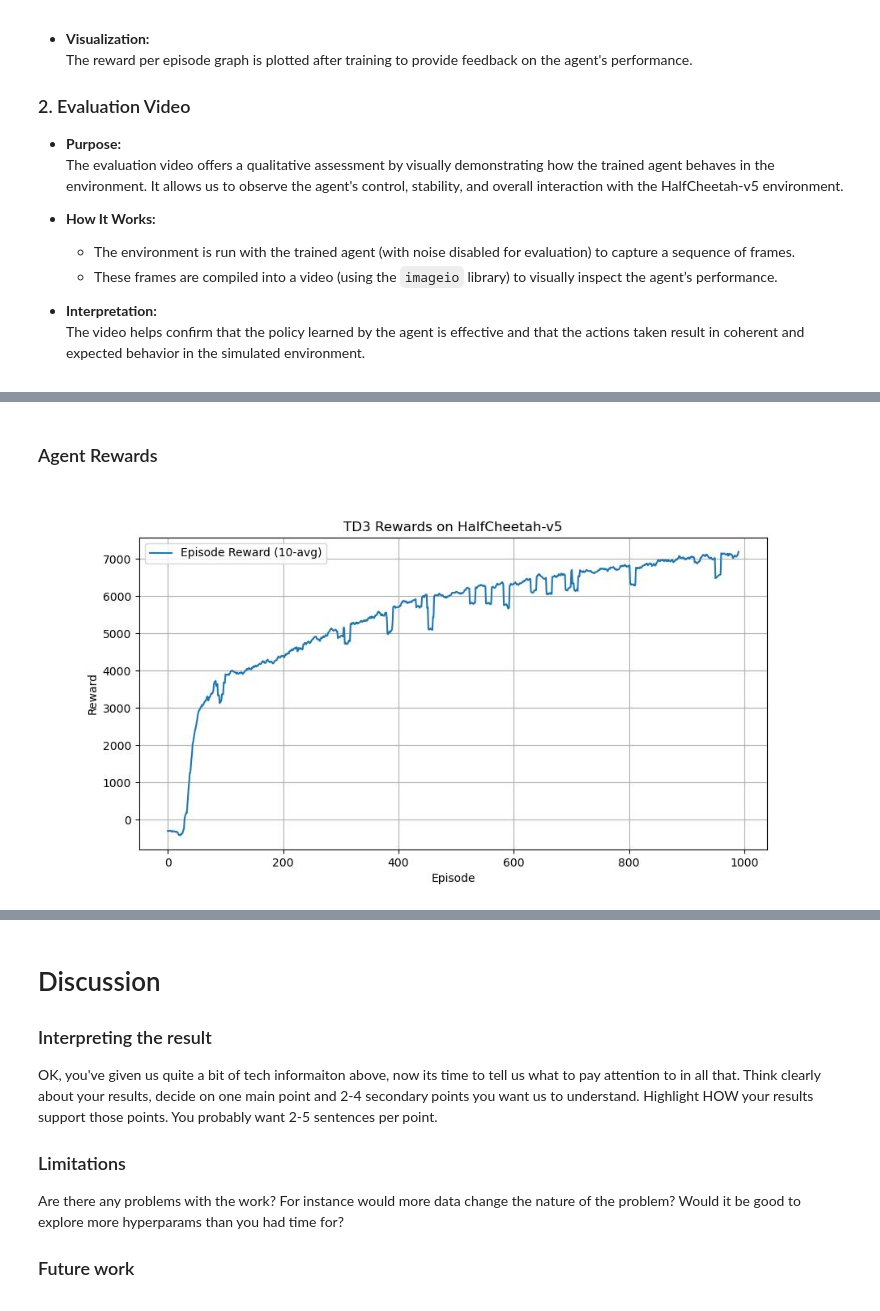
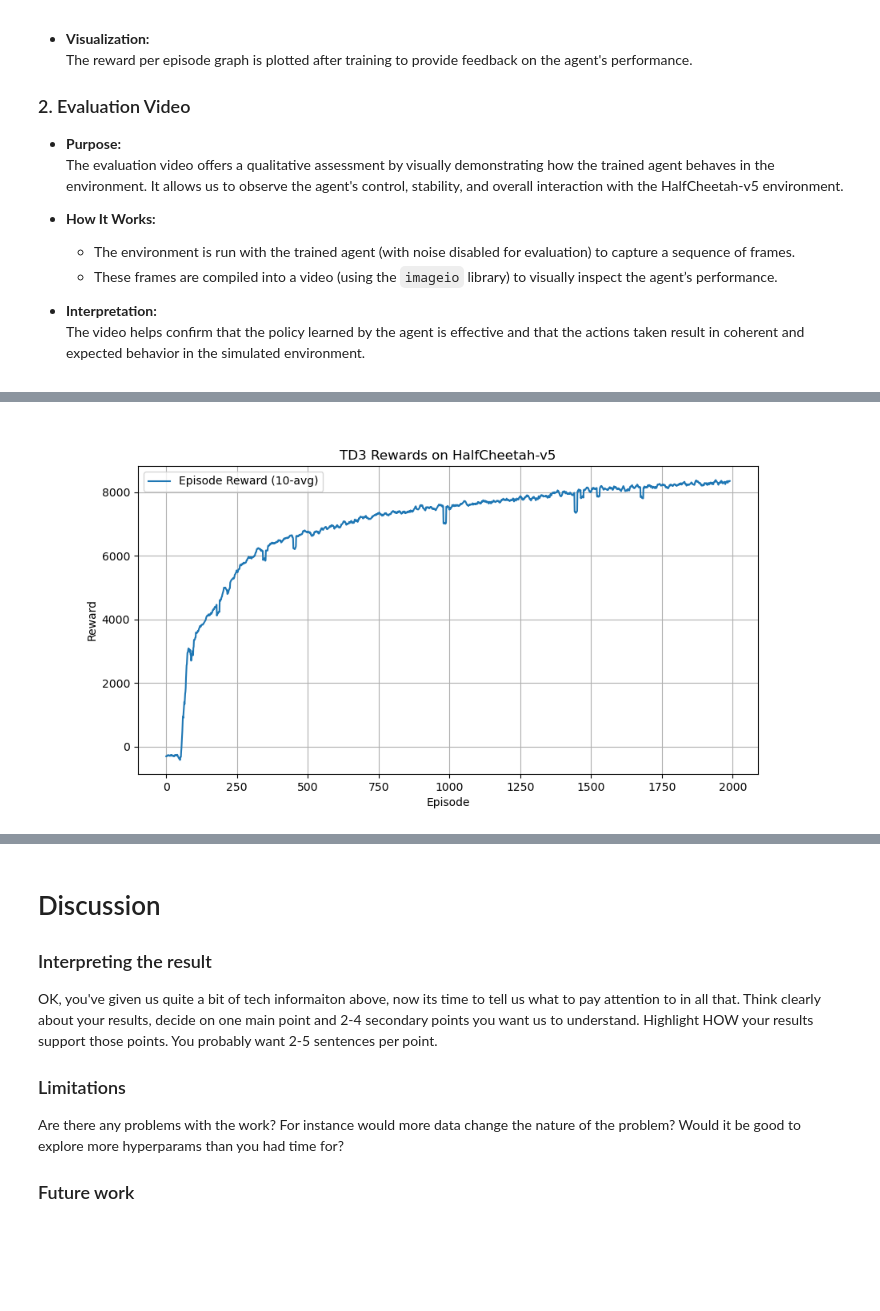
Before and after one commit to Sebewe/COGS188_FinalProject, a Jupyter notebook: FinalProject_RealMoonLanders_michael.ipynb, the cells around one changed output, grey strips where cells are left out. Saved outputs shown, nothing was run; the diff lists cells and outputs as text; code cells hidden in the pictures; blank space fills up the shorter version.

```diff
--- a/FinalProject_RealMoonLanders_michael.ipynb
+++ b/FinalProject_RealMoonLanders_michael.ipynb
@@ -141,6 +155,5 @@ Image("td3_benchmark_reward_plot.png", embed=True)
-# %% [markdown]
-### Agent Rewards
-# %%
-Image("td3_rewards.jpg", embed=True)
-# %% [output]
-[figure, removed]
+# %%
+display(Image("td3/td3_rewards.png", embed=True, width=800))
+display(Video("td3/td3_eval.mp4", embed=True))
+# %% [output]
+[figure, added]
```
Also changed, not shown: parts of 13 cells of this notebook, 11 other files.
